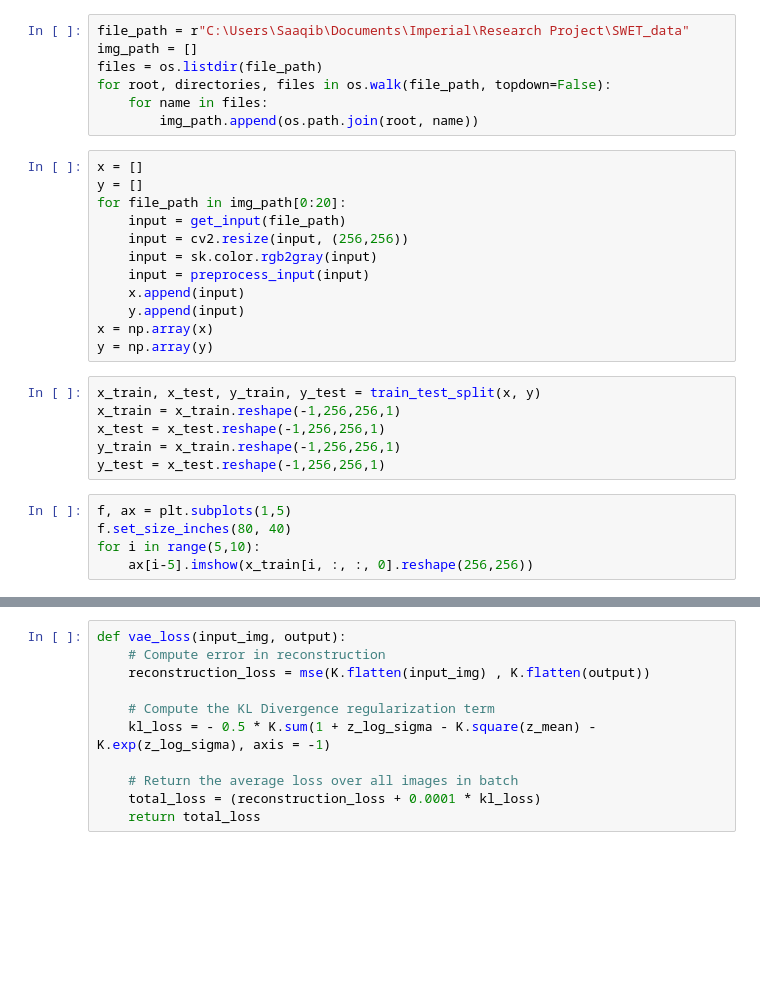
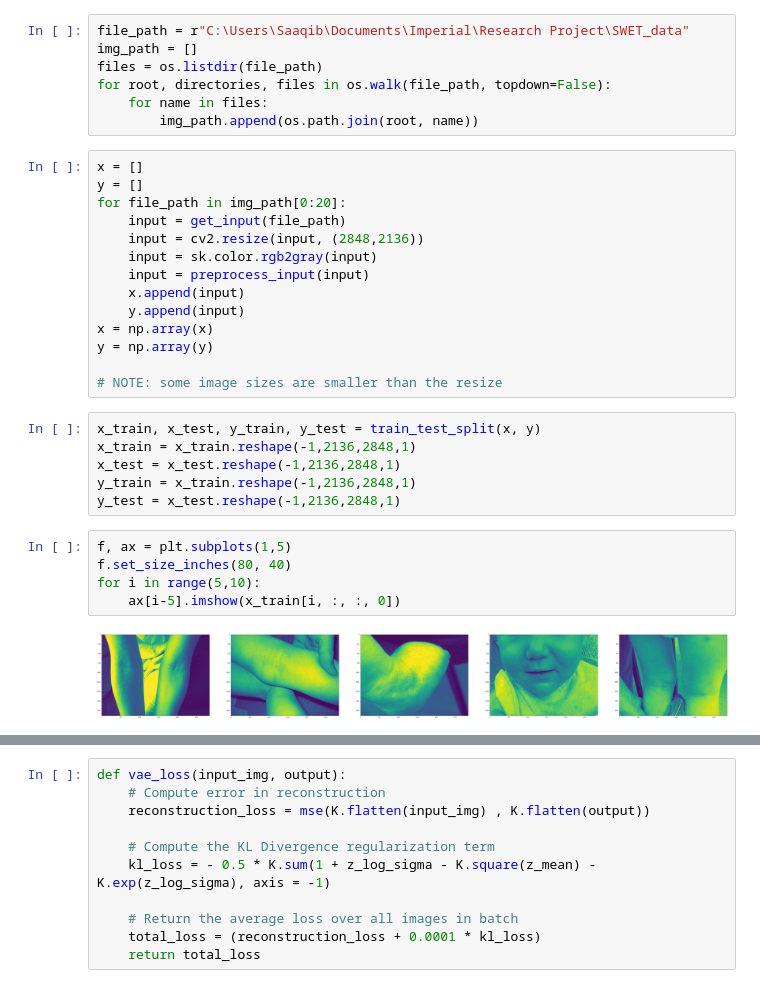
Before and after one commit to saaqib-m/autoencoder, a Jupyter notebook: initial_vae.ipynb, the cells around one changed output, grey strips where cells are left out. Drawn from its saved outputs; the diff is of its cells as text; blank space fills up the shorter version.

Commit message:
Increased shape of input images

```diff
--- a/initial_vae.ipynb
+++ b/initial_vae.ipynb
@@ -48,24 +48,28 @@ x = []
 y = []
 for file_path in img_path[0:20]:
     input = get_input(file_path)
-    input = cv2.resize(input, (256,256))
+    input = cv2.resize(input, (2848,2136))
     input = sk.color.rgb2gray(input)
     input = preprocess_input(input)
     x.append(input)
     y.append(input)
 x = np.array(x)
 y = np.array(y)
+
+# NOTE: some image sizes are smaller than the resize
 # %%
 x_train, x_test, y_train, y_test = train_test_split(x, y)
-x_train = x_train.reshape(-1,256,256,1)
-x_test = x_test.reshape(-1,256,256,1)
-y_train = x_train.reshape(-1,256,256,1)
-y_test = x_test.reshape(-1,256,256,1)
+x_train = x_train.reshape(-1,2136,2848,1)
+x_test = x_test.reshape(-1,2136,2848,1)
+y_train = x_train.reshape(-1,2136,2848,1)
+y_test = x_test.reshape(-1,2136,2848,1)
 # %%
 f, ax = plt.subplots(1,5)
 f.set_size_inches(80, 40)
 for i in range(5,10):
-    ax[i-5].imshow(x_train[i, :, :, 0].reshape(256,256))
+    ax[i-5].imshow(x_train[i, :, :, 0])
+# %% [output]
+[figure, added]
 # %%
 b_size = 128
 n_size = 512
```
Also changed, not shown: parts of 8 cells of this notebook.
